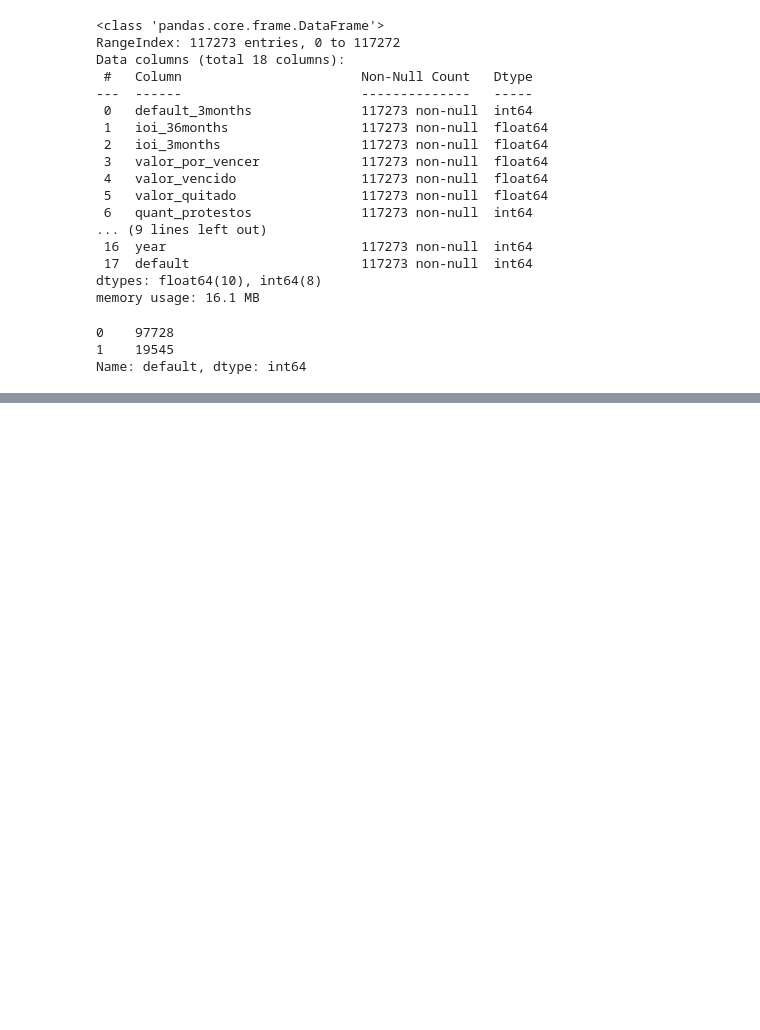
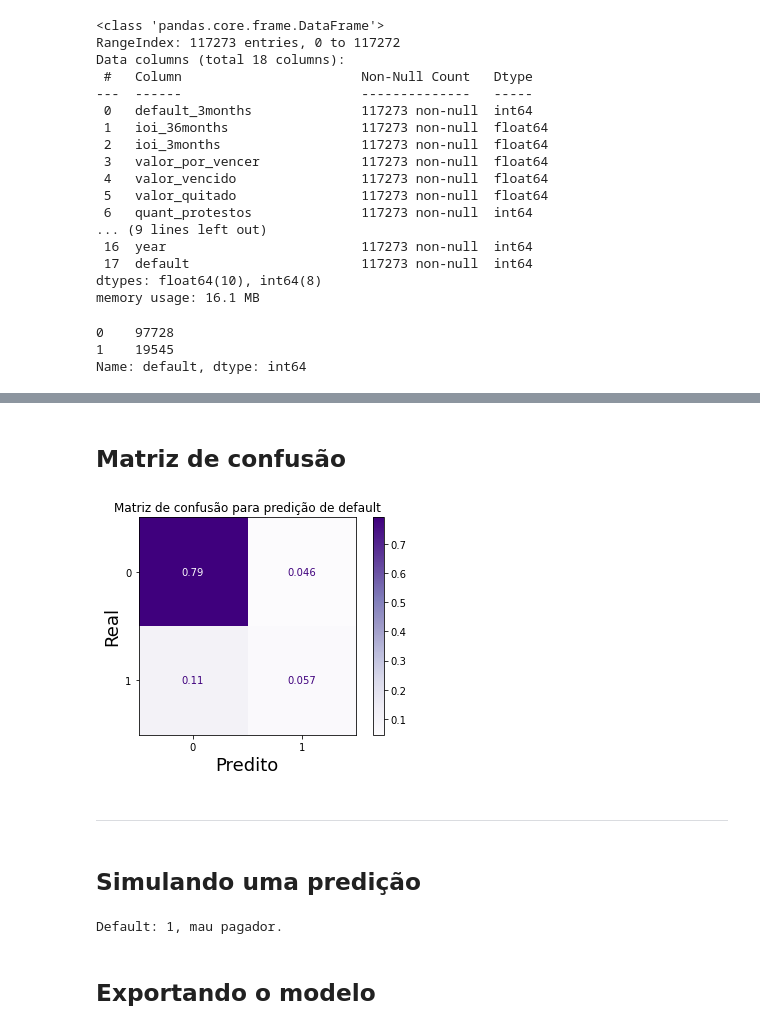
Before and after one commit to carolkgn/desafio_kognita, a Jupyter notebook: Notebooks/X-Health - Pipeline de modelagem.ipynb, the cells around one changed output, grey strips where cells are left out. Drawn from its saved outputs; the diff is of its cells as text; code cells hidden in the pictures; blank space fills up the shorter version.

```diff
--- a/Notebooks/X-Health - Pipeline de modelagem.ipynb
+++ b/Notebooks/X-Health - Pipeline de modelagem.ipynb
@@ -167,0 +207,15 @@ valor_roc = roc_auc_score(y_test, probab)
+# %% [markdown]
+## Matriz de confusão
+# %%
+# Criando visualização da matriz de confusão
+plot_confusion_matrix(modelo, X_test, y_test, cmap='Purples', normalize='all')
+plt.ylabel('Real', size = 18)
+plt.xlabel('Predito', size = 18)
+plt.title('Matriz de confusão para predição de default')
+plt.show()
+# %% [output]
+[figure, added]
+# %% [markdown]
+***********
+# %% [markdown]
+## Simulando uma predição
@@ -167,0 +233,6 @@ valor_roc = roc_auc_score(y_test, probab)
+# %%
+simulador(entrada)
+# %% [output]
+Default: 1, mau pagador.
+# %% [markdown]
+## Exportando o modelo
```
Also changed, not shown: parts of 21 cells of this notebook, 1 other file.
